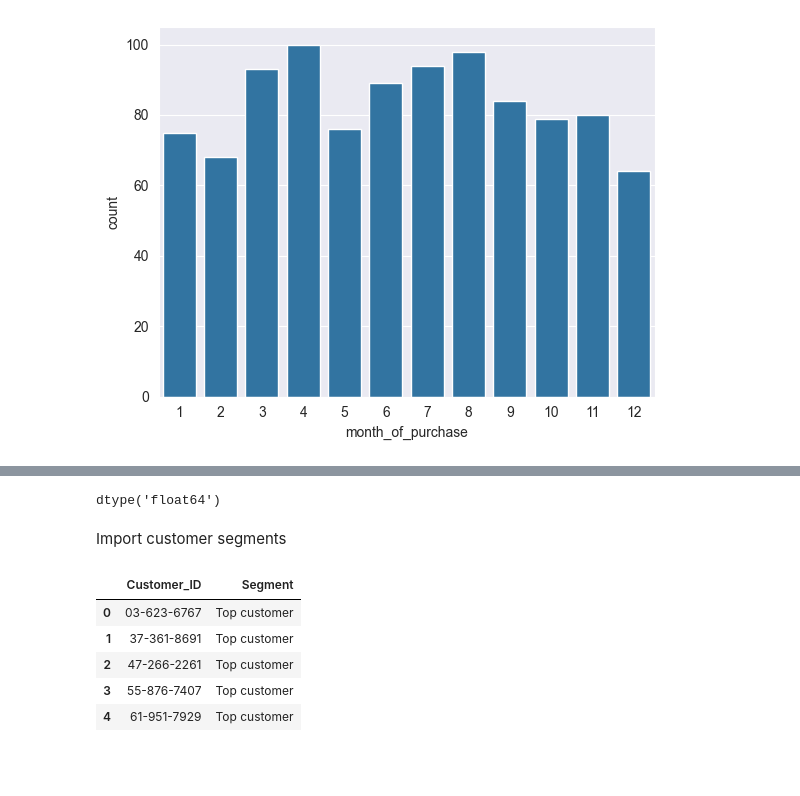
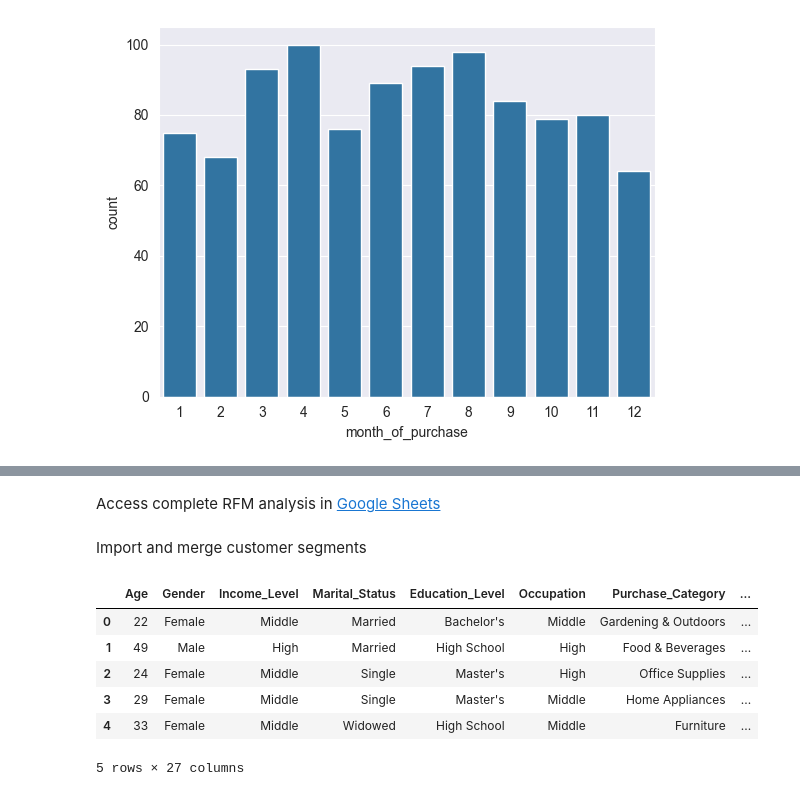
Before and after one commit to CelineChiLamNg/ecommerce_segmentation, a Jupyter notebook: analysis.ipynb, the cells around one changed output, grey strips where cells are left out. Cells and saved outputs as stored; diff of their text form; code cells hidden in the pictures; blank space fills up the shorter version.

```diff
--- a/analysis.ipynb
+++ b/analysis.ipynb
@@ -295,8 +296,8 @@ days).
 # %% [markdown]
 Let's look at the data distribution
 # %%
-data_distribution = data_data_cleaning.drop(columns = ['Customer_ID',
-                                                       'Location', 'Time_of_Purchase'])
+data_distribution = data_data_cleaning.copy()
+                     #.drop(columns = ['Customer_ID','Location', 'Time_of_Purchase']))
 
 feature_demographic = ['Age', 'Gender', 'Income_Level',
                        'Marital_Status', 'Education_Level', 'Occupation']
@@ -306,9 +307,8 @@ feature_purchase_pattern = ['Purchase_Category', 'Purchase_Amount',
                             'Time_to_Decision',
                             'Time_Spent_on_Product_Research(hours)', 'Shipping_Preference']
 feature_marketing = ['Social_Media_Influence', 'Discount_Sensitivity',
-                     'Discount_Used', 'Engagement_with_Ads']
-feature_customer_satisfaction = ['Product_Rating', 'Customer_Satisfaction', 'Brand_Loyalty', 'Return_Rate',
-                                 'Customer_Loyalty_Program_Member']
+                     'Discount_Used', 'Engagement_with_Ads', 'Customer_Loyalty_Program_Member']
+feature_customer_satisfaction = ['Product_Rating', 'Customer_Satisfaction', 'Brand_Loyalty', 'Return_Rate']
 
 num_cols = data_distribution.select_dtypes(include='number').columns
 # %% [markdown]
@@ -489,7 +486,7 @@ out similarly.
 # %% [markdown]
 ## 3.2. Time and Location of Purchase
 # %%
-data_distribution['month_of_purchase'] = (data_data_cleaning['Time_of_Purchase']).dt.month
+data_distribution['month_of_purchase'] = (data_distribution['Time_of_Purchase']).dt.month
 # %%
 sns.countplot(data=data_distribution, x='month_of_purchase')
 # %% [output]
@@ -544,9 +506,5 @@ each segment.
 # %%
 data_rfm = data_data_cleaning[['Customer_ID', 'Time_of_Purchase', 'Frequency_of_Purchase',
                  'Purchase_Amount']]
-# %%
-data_rfm['Purchase_Amount'].dtype
-# %% [output]
-dtype('float64')
 # %%
 data_rfm.to_csv('data/data_rfm.csv', index=False)
@@ -553,12 +513,20 @@ data_rfm.to_csv('data/data_rfm.csv', index=False)
+# %% [markdown]
+Access complete RFM analysis in [Google Sheets](https://docs.google.com/spreadsheets/d/1XJ93vgaaLXZJuY4I7Avh4-zQIvFcPu0qcsWSmEUVSsU/edit?usp=sharing)
 # %% [markdown]
-Import customer segments
+Import and merge customer segments
 # %%
-segments = pd.read_csv('data/customer_segments.csv')
-segments.head()
+segments = pd.read_csv('data/segments.csv')
+data_segments = (data_distribution.merge(segments, on='Customer_ID').drop
+                 (columns=['Customer_ID', 'Location', 'Time_of_Purchase',
+                           'month_of_purchase', 'SUM of Frequency_of_Purchase',
+                           'SUM of Purchase_Amount', 'Customer_Satisfaction_Buckets',
+                           'Decision_Time_Buckets(days)', 'Product_Research_Buckets(hours)']))
+data_segments.head()
 # %% [output]
-|  | Customer_ID | Segment |
-| 0 | 03-623-6767 | Top customer |
-| 1 | 37-361-8691 | Top customer |
-| 2 | 47-266-2261 | Top customer |
-| 3 | 55-876-7407 | Top customer |
-| 4 | 61-951-7929 | Top customer |
+|  | Age | Gender | Income_Level | Marital_Status | Education_Level | Occupation | Purchase_Category | ... |
+| 0 | 22 | Female | Middle | Married | Bachelor's | Middle | Gardening & Outdoors | ... |
+| 1 | 49 | Male | High | Married | High School | High | Food & Beverages | ... |
+| 2 | 24 | Female | Middle | Single | Master's | High | Office Supplies | ... |
+| 3 | 29 | Female | Middle | Single | Master's | Middle | Home Appliances | ... |
+| 4 | 33 | Female | Middle | Widowed | High School | Middle | Furniture | ... |
+5 rows × 27 columns
```
Also changed, not shown: parts of 40 cells of this notebook, 2 other files.
